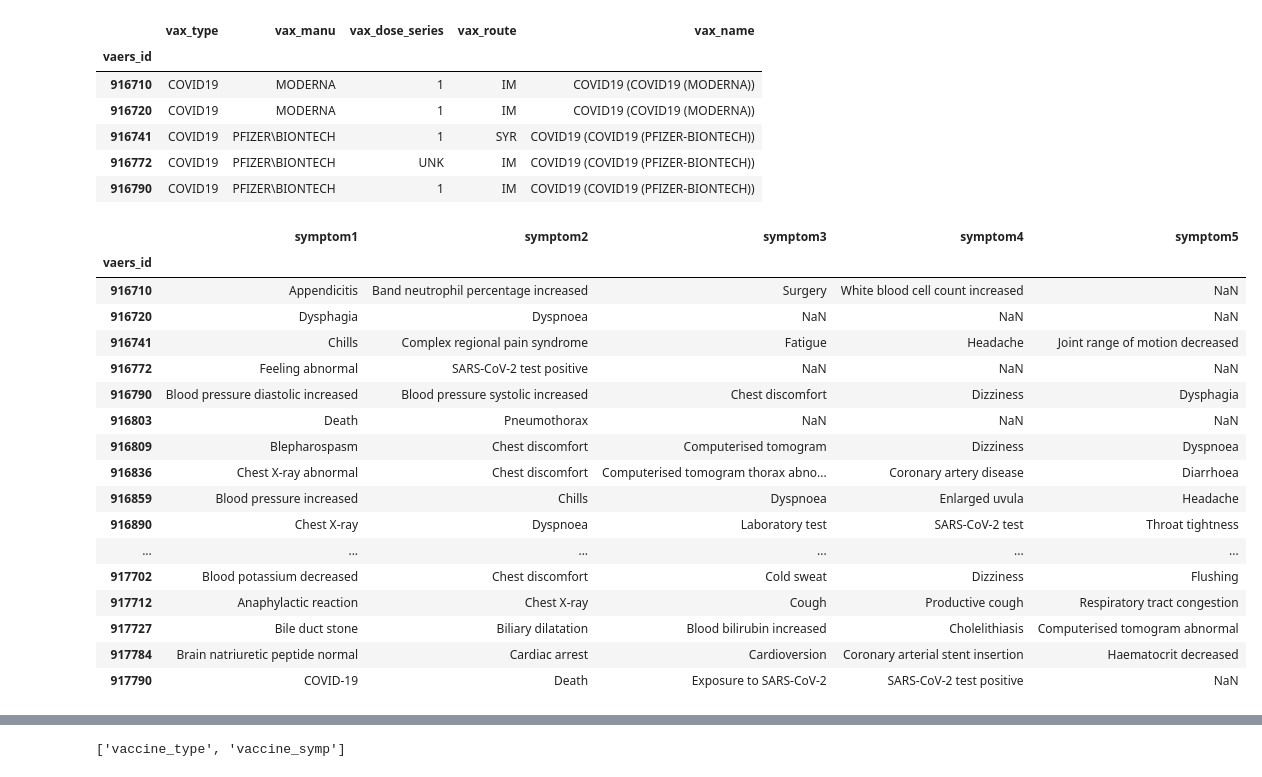
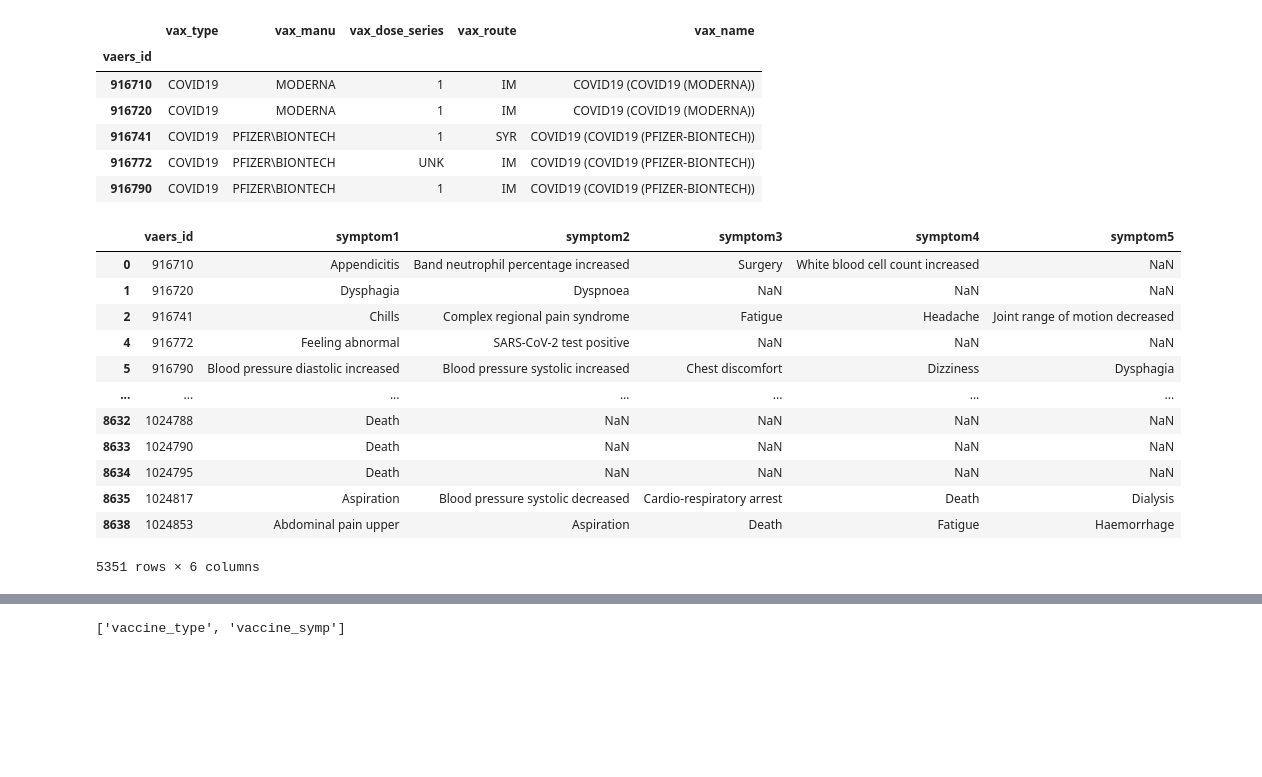
Before and after one commit to ethomps33/Covid-19_ETL, a Jupyter notebook: COVID_vaccine.ipynb, the cells around one changed output, grey strips where cells are left out. Saved outputs shown, nothing was run; the diff lists cells and outputs as text; code cells hidden in the pictures; blank space fills up the shorter version.

```diff
--- a/COVID_vaccine.ipynb
+++ b/COVID_vaccine.ipynb
@@ -92,31 +92,26 @@ vaccine_type_transformed.head()
 # %%
 vaccine_symp_cols = ["VAERS_ID", "SYMPTOM1", "SYMPTOM2", "SYMPTOM3", "SYMPTOM4", "SYMPTOM5"]
 vaccine_symp_transformed= vaccine_symp_df[vaccine_symp_cols].copy()
 
 vaccine_symp_transformed = vaccine_symp_transformed.rename(columns={"VAERS_ID":"vaers_id", "SYMPTOM1": "symptom1",
                                                                     "SYMPTOM2":"symptom2", "SYMPTOM3":"symptom3",
                                                                     "SYMPTOM4":"symptom4", "SYMPTOM5":"symptom5"})
 
 vaccine_symp_transformed.drop_duplicates("vaers_id", inplace=True)
-vaccine_symp_transformed.set_index("vaers_id", inplace=True)
 
-vaccine_symp_transformed.head(25)
+
+vaccine_symp_transformed
 # %% [output]
-|  | symptom1 | symptom2 | symptom3 | symptom4 | symptom5 |
-| vaers_id |  |  |  |  |  |
-| 916710 | Appendicitis | Band neutrophil percentage increased | Surgery | White blood cell count increased | NaN |
-| 916720 | Dysphagia | Dyspnoea | NaN | NaN | NaN |
-| 916741 | Chills | Complex regional pain syndrome | Fatigue | Headache | Joint range of motion decreased |
-| 916772 | Feeling abnormal | SARS-CoV-2 test positive | NaN | NaN | NaN |
-| 916790 | Blood pressure diastolic increased | Blood pressure systolic increased | Chest discomfort | Dizziness | Dysphagia |
-| 916803 | Death | Pneumothorax | NaN | NaN | NaN |
-| 916809 | Blepharospasm | Chest discomfort | Computerised tomogram | Dizziness | Dyspnoea |
-| 916836 | Chest X-ray abnormal | Chest discomfort | Computerised tomogram thorax abno... | Coronary artery disease | Diarrhoea |
-| 916859 | Blood pressure increased | Chills | Dyspnoea | Enlarged uvula | Headache |
-| 916890 | Chest X-ray | Dyspnoea | Laboratory test | SARS-CoV-2 test | Throat tightness |
-| ... | ... | ... | ... | ... | ... |
-| 917702 | Blood potassium decreased | Chest discomfort | Cold sweat | Dizziness | Flushing |
-| 917712 | Anaphylactic reaction | Chest X-ray | Cough | Productive cough | Respiratory tract congestion |
-| 917727 | Bile duct stone | Biliary dilatation | Blood bilirubin increased | Cholelithiasis | Computerised tomogram abnormal |
-| 917784 | Brain natriuretic peptide normal | Cardiac arrest | Cardioversion | Coronary arterial stent insertion | Haematocrit decreased |
-| 917790 | COVID-19 | Death | Exposure to SARS-CoV-2 | SARS-CoV-2 test positive | NaN |
+|  | vaers_id | symptom1 | symptom2 | symptom3 | symptom4 | symptom5 |
+| 0 | 916710 | Appendicitis | Band neutrophil percentage increased | Surgery | White blood cell count increased | NaN |
+| 1 | 916720 | Dysphagia | Dyspnoea | NaN | NaN | NaN |
+| 2 | 916741 | Chills | Complex regional pain syndrome | Fatigue | Headache | Joint range of motion decreased |
+| 4 | 916772 | Feeling abnormal | SARS-CoV-2 test positive | NaN | NaN | NaN |
+| 5 | 916790 | Blood pressure diastolic increased | Blood pressure systolic increased | Chest discomfort | Dizziness | Dysphagia |
+| ... | ... | ... | ... | ... | ... | ... |
+| 8632 | 1024788 | Death | NaN | NaN | NaN | NaN |
+| 8633 | 1024790 | Death | NaN | NaN | NaN | NaN |
+| 8634 | 1024795 | Death | NaN | NaN | NaN | NaN |
+| 8635 | 1024817 | Aspiration | Blood pressure systolic decreased | Cardio-respiratory arrest | Death | Dialysis |
+| 8638 | 1024853 | Abdominal pain upper | Aspiration | Death | Fatigue | Haemorrhage |
+5351 rows × 6 columns
```
Also changed, not shown: parts of 2 cells of this notebook.
